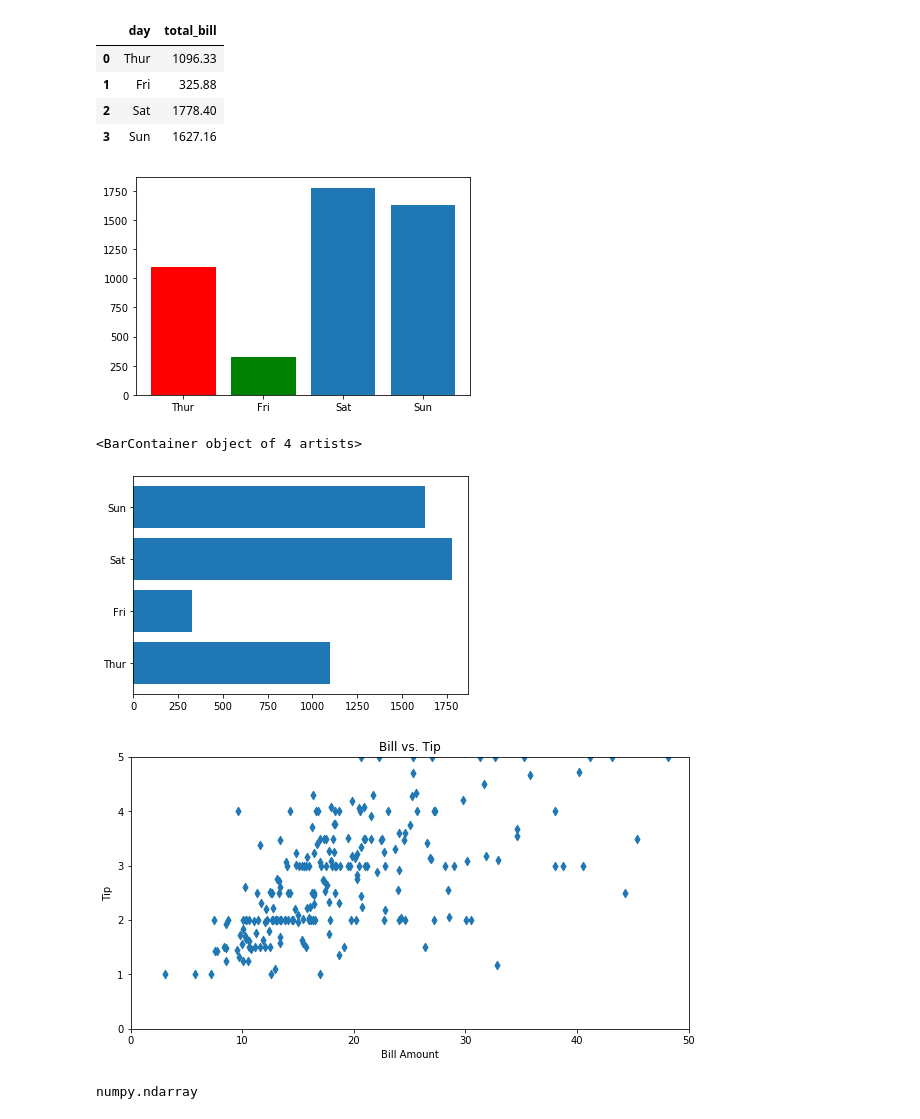
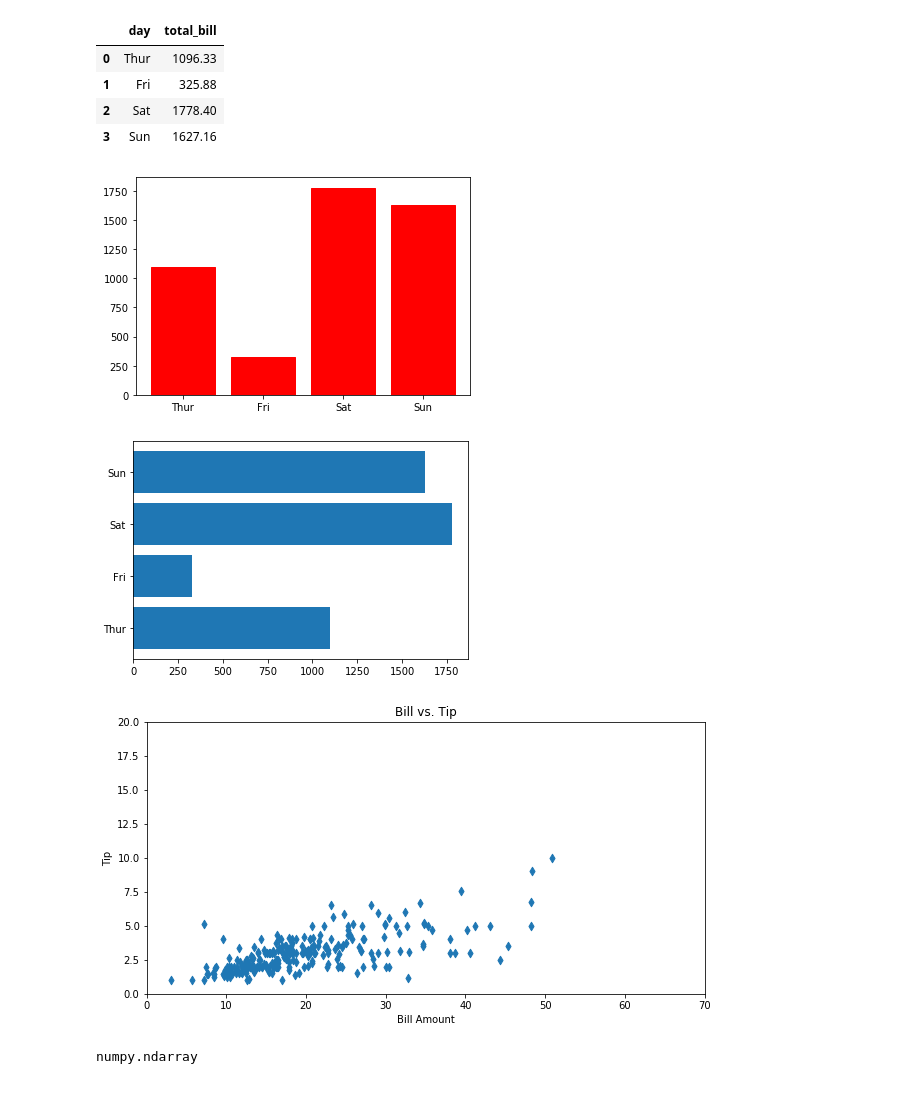
Before and after one commit to srikanthpragada/DS_11_NOV_2019, a Jupyter notebook: matplotlibdemo.ipynb, the cells around one changed output. Cells and saved outputs as stored; diff of their text form; code cells hidden in the pictures.

```diff
--- a/matplotlibdemo.ipynb
+++ b/matplotlibdemo.ipynb
@@ -35,14 +43,13 @@ day_total
 | 3 | Sun | 1627.16 |
 # %%
 b = plt.bar(x='day',height='total_bill', data=day_total)
-b[0].set_color('red')
-b[1].set_color('green')
+for a in b:
+    a.set_color('red')
 # %% [output]
-[figure, old version]
+[figure, new version]
 # %%
-plt.barh(y=day_total['day'],width=day_total['total_bill'])
+g = plt.barh(y=day_total['day'],width=day_total['total_bill'])
 # %% [output]
-<BarContainer object of 4 artists>
 [figure]
 # %%
 plt.title("Bill vs. Tip")
@@ -50,11 +57,11 @@ plt.xlabel("Bill Amount")
 plt.ylabel("Tip")
 plt.scatter('total_bill','tip', marker='d', data=tips)
 plt.gcf().set_size_inches(10,5)
-plt.xlim(0,50)
-plt.ylim(0,5)
+plt.xlim(0,70)
+plt.ylim(0,20)
 plt.savefig("tips_total.jpg")
 # %% [output]
-[figure, old version]
+[figure, new version]
 # %%
 img = plt.imread('tips_total.jpg')
 # %%
```
Also changed, not shown: parts of 12 cells of this notebook, 2 other files.
